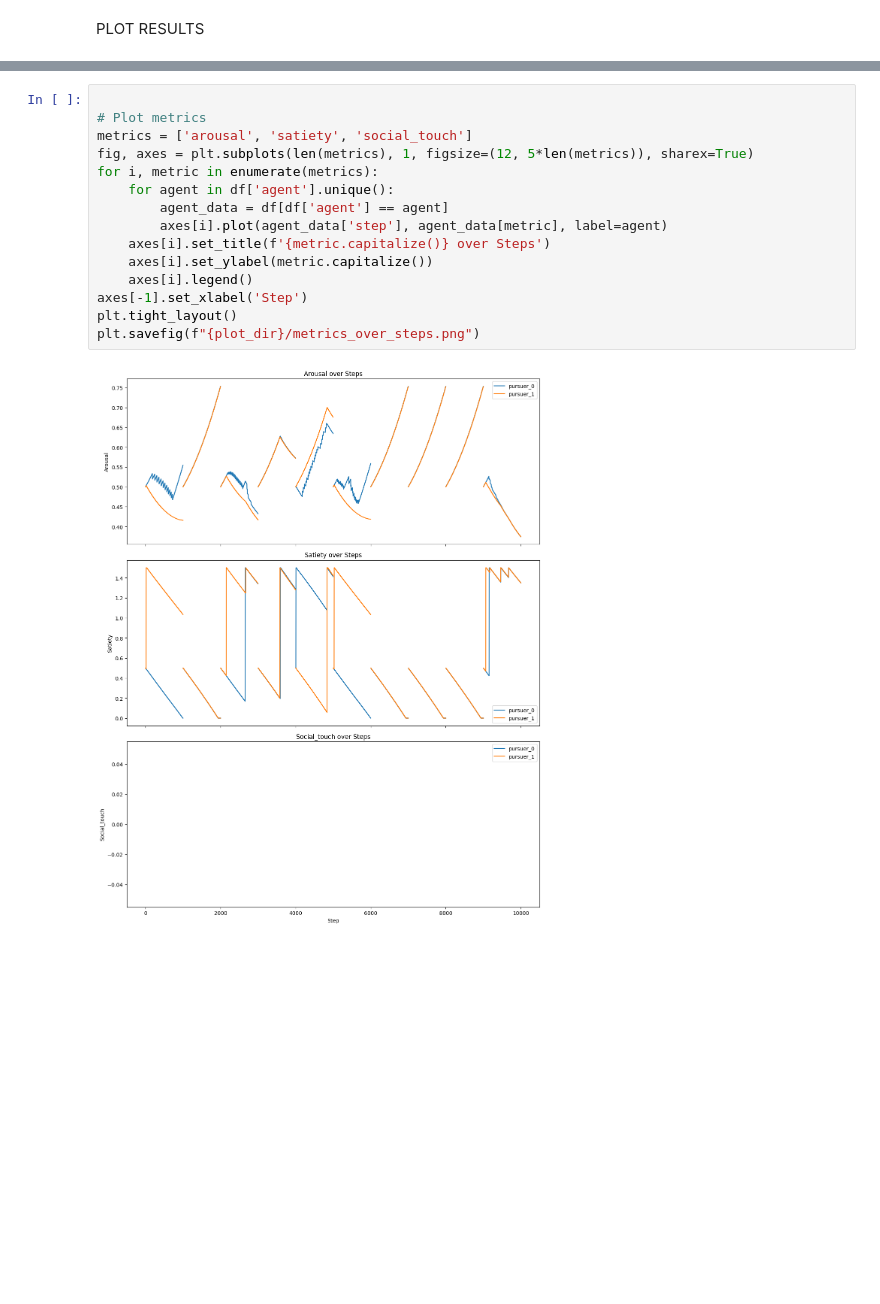
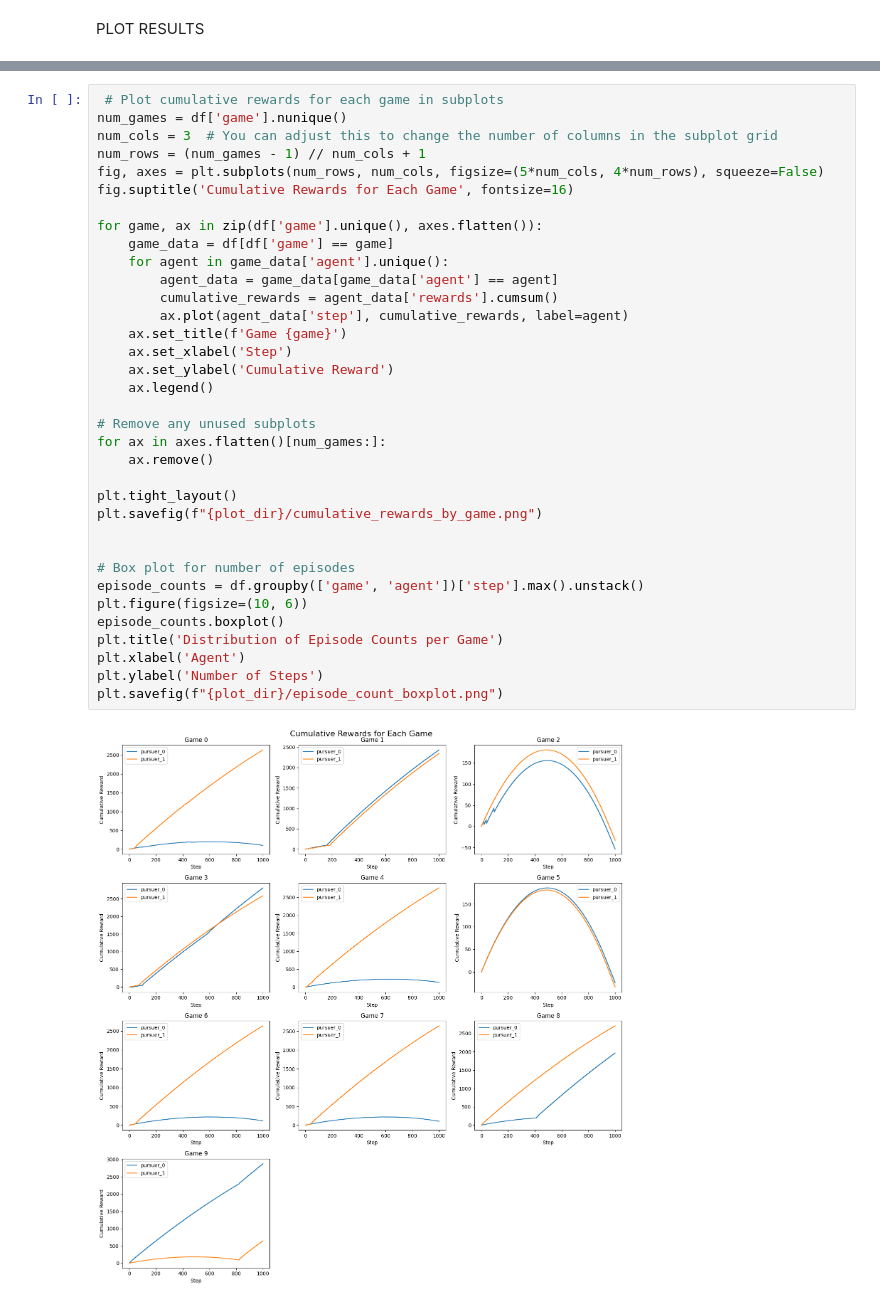
Before and after one commit to yidilozdemir/PettingZoo-Haptic-Waterworld, a Jupyter notebook: SB3-training/metrics-eval-notebook.ipynb, the cells around one changed output, grey strips where cells are left out. Saved outputs shown, nothing was run; the diff lists cells and outputs as text; blank space fills up the shorter version.

```diff
--- a/SB3-training/metrics-eval-notebook.ipynb
+++ b/SB3-training/metrics-eval-notebook.ipynb
@@ -214,17 +225,37 @@ plt.legend()
-# %%
-
-# Plot metrics
-metrics = ['arousal', 'satiety', 'social_touch']
-fig, axes = plt.subplots(len(metrics), 1, figsize=(12, 5*len(metrics)), sharex=True)
-for i, metric in enumerate(metrics):
-    for agent in df['agent'].unique():
-        agent_data = df[df['agent'] == agent]
-        axes[i].plot(agent_data['step'], agent_data[metric], label=agent)
-    axes[i].set_title(f'{metric.capitalize()} over Steps')
-    axes[i].set_ylabel(metric.capitalize())
-    axes[i].legend()
-axes[-1].set_xlabel('Step')
-plt.tight_layout()
-plt.savefig(f"{plot_dir}/metrics_over_steps.png")
-# %% [output]
-[figure, removed]
+# %%
+ # Plot cumulative rewards for each game in subplots
+num_games = df['game'].nunique()
+num_cols = 3  # You can adjust this to change the number of columns in the subplot grid
+num_rows = (num_games - 1) // num_cols + 1
+fig, axes = plt.subplots(num_rows, num_cols, figsize=(5*num_cols, 4*num_rows), squeeze=False)
+fig.suptitle('Cumulative Rewards for Each Game', fontsize=16)
+
+for game, ax in zip(df['game'].unique(), axes.flatten()):
+    game_data = df[df['game'] == game]
+    for agent in game_data['agent'].unique():
+        agent_data = game_data[game_data['agent'] == agent]
+        cumulative_rewards = agent_data['rewards'].cumsum()
+        ax.plot(agent_data['step'], cumulative_rewards, label=agent)
+    ax.set_title(f'Game {game}')
+    ax.set_xlabel('Step')
+    ax.set_ylabel('Cumulative Reward')
+    ax.legend()
+
+# Remove any unused subplots
+for ax in axes.flatten()[num_games:]:
+    ax.remove()
+
+plt.tight_layout()
+plt.savefig(f"{plot_dir}/cumulative_rewards_by_game.png")
+
+
+# Box plot for number of episodes
+episode_counts = df.groupby(['game', 'agent'])['step'].max().unstack()
+plt.figure(figsize=(10, 6))
+episode_counts.boxplot()
+plt.title('Distribution of Episode Counts per Game')
+plt.xlabel('Agent')
+plt.ylabel('Number of Steps')
+plt.savefig(f"{plot_dir}/episode_count_boxplot.png")
+# %% [output]
+[figure, added]
```
Also changed, not shown: parts of 17 cells of this notebook.
